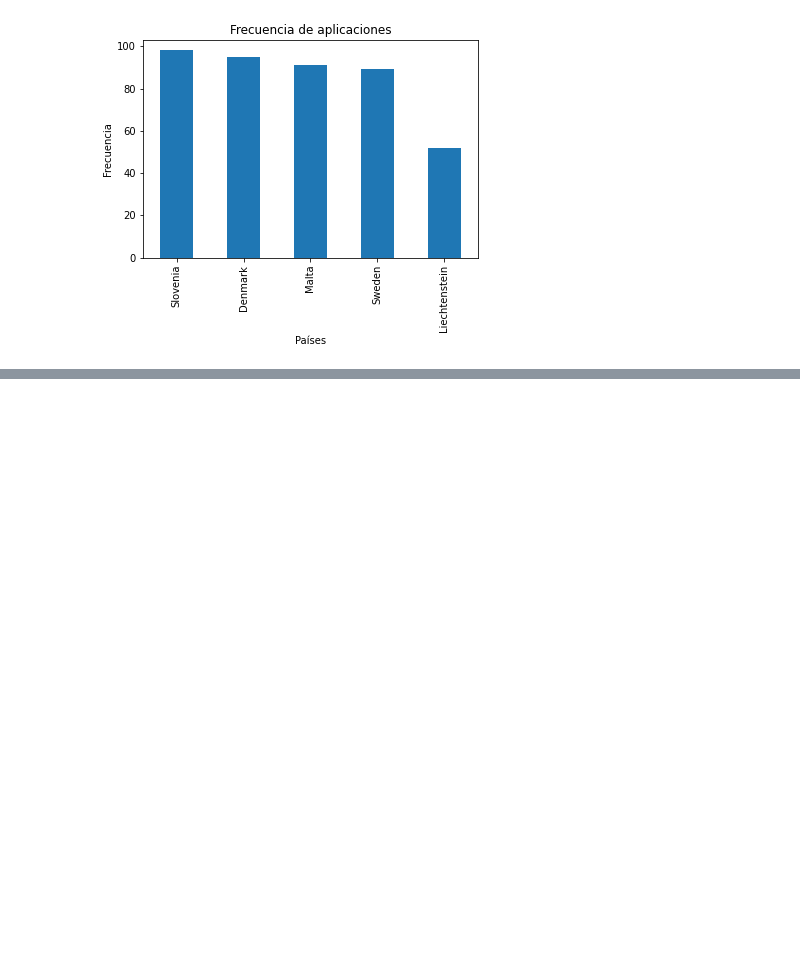
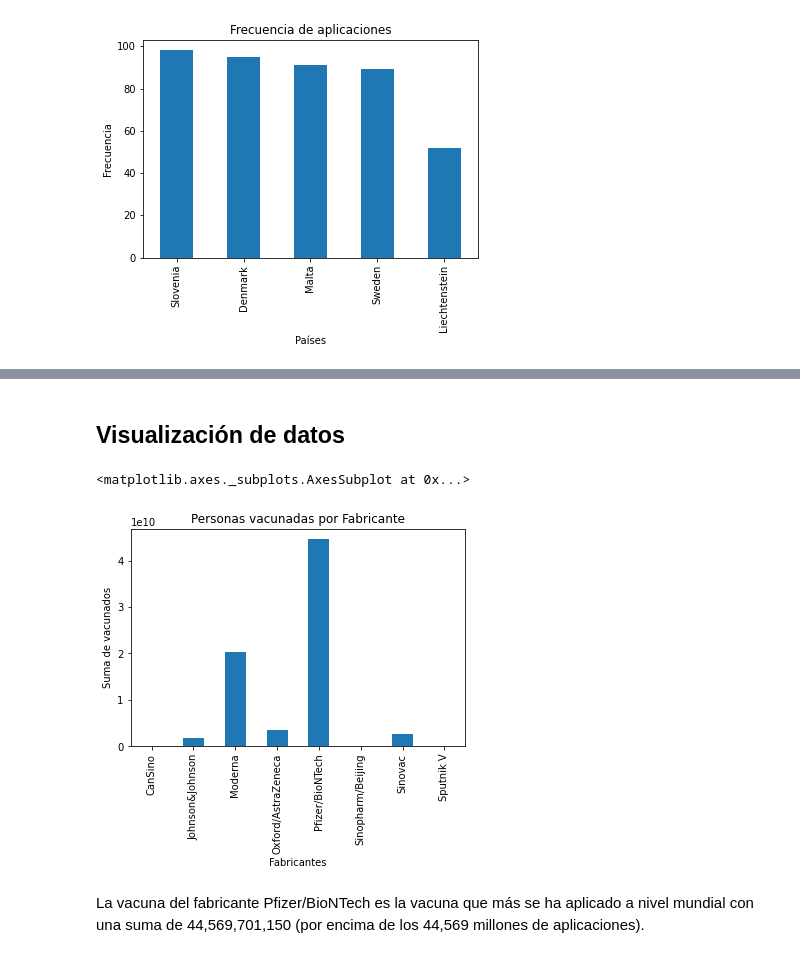
Before and after one commit to rpizarrog/Analisis-Inteligente-de-datos, a Jupyter notebook: bloc de notas/Caso_3_Frecuencias_datos_COVID.ipynb, the cells around one changed output, grey strips where cells are left out. Drawn from its saved outputs; the diff is of its cells as text; code cells hidden in the pictures; blank space fills up the shorter version.

```diff
--- a/bloc de notas/Caso_3_Frecuencias_datos_COVID.ipynb
+++ b/bloc de notas/Caso_3_Frecuencias_datos_COVID.ipynb
@@ -130,0 +259,3 @@ frc_pais_orden.tail()['date'].plot(kind='bar',title='Frecuencia de aplicaciones'
+# %%
+fabr_sum= covid.groupby(['vaccine']).sum('total_vaccinations')
+print(fabr_sum)
@@ -130,0 +273,10 @@ frc_pais_orden.tail()['date'].plot(kind='bar',title='Frecuencia de aplicaciones'
+# %% [markdown]
+## Visualización de datos
+# %%
+fabr_sum['total_vaccinations'].plot(kind='bar',title='Personas vacunadas por Fabricante',
+                                   xlabel="Fabricantes", ylabel="Suma de vacunados" )
+# %% [output]
+<matplotlib.axes._subplots.AxesSubplot at 0x...>
+[figure, added]
+# %% [markdown]
+La vacuna del fabricante Pfizer/BioNTech es la vacuna que más se ha aplicado a nivel mundial con una suma de 44,569,701,150 (por encima de los 44,569 millones de aplicaciones).
```
Also changed, not shown: parts of 32 cells of this notebook.
